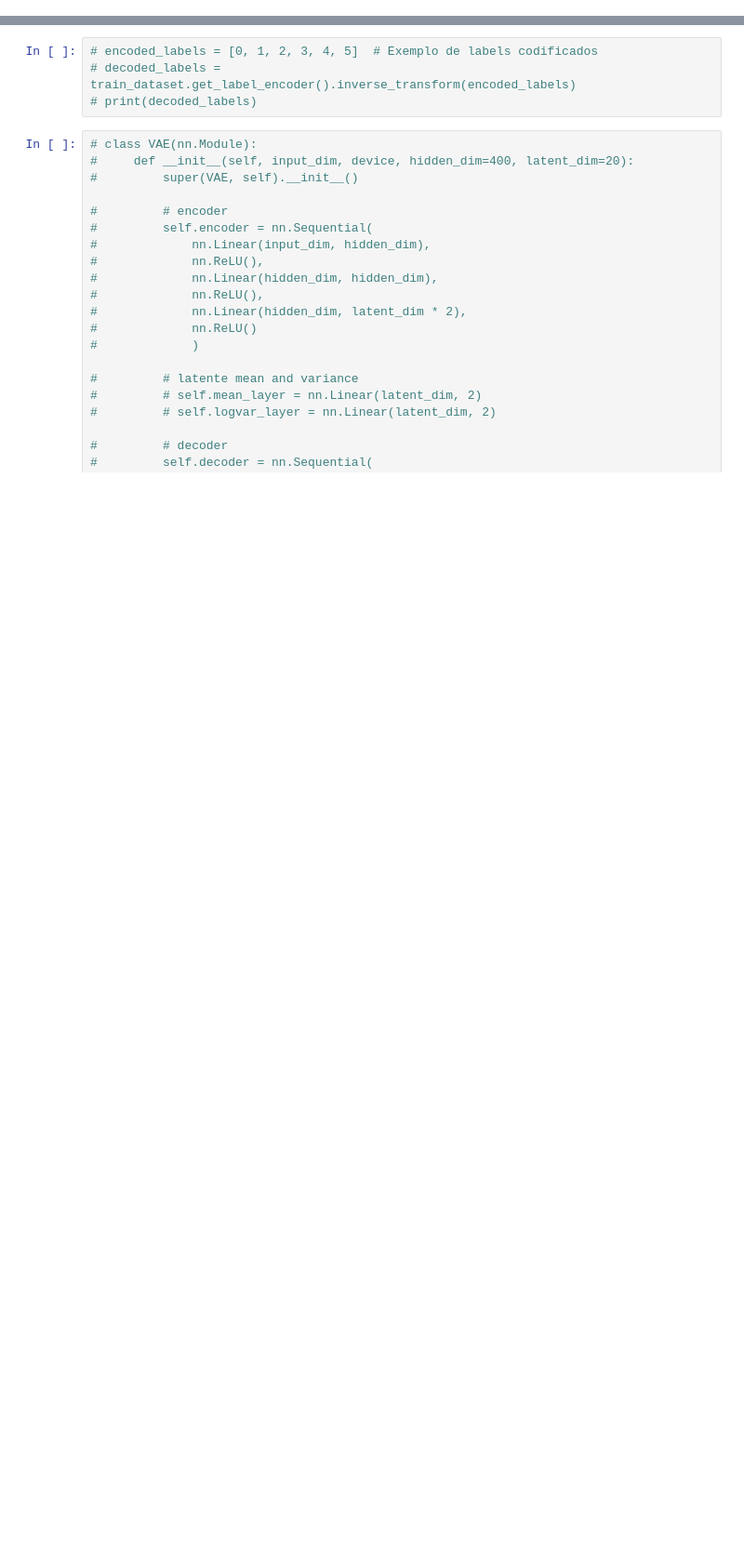
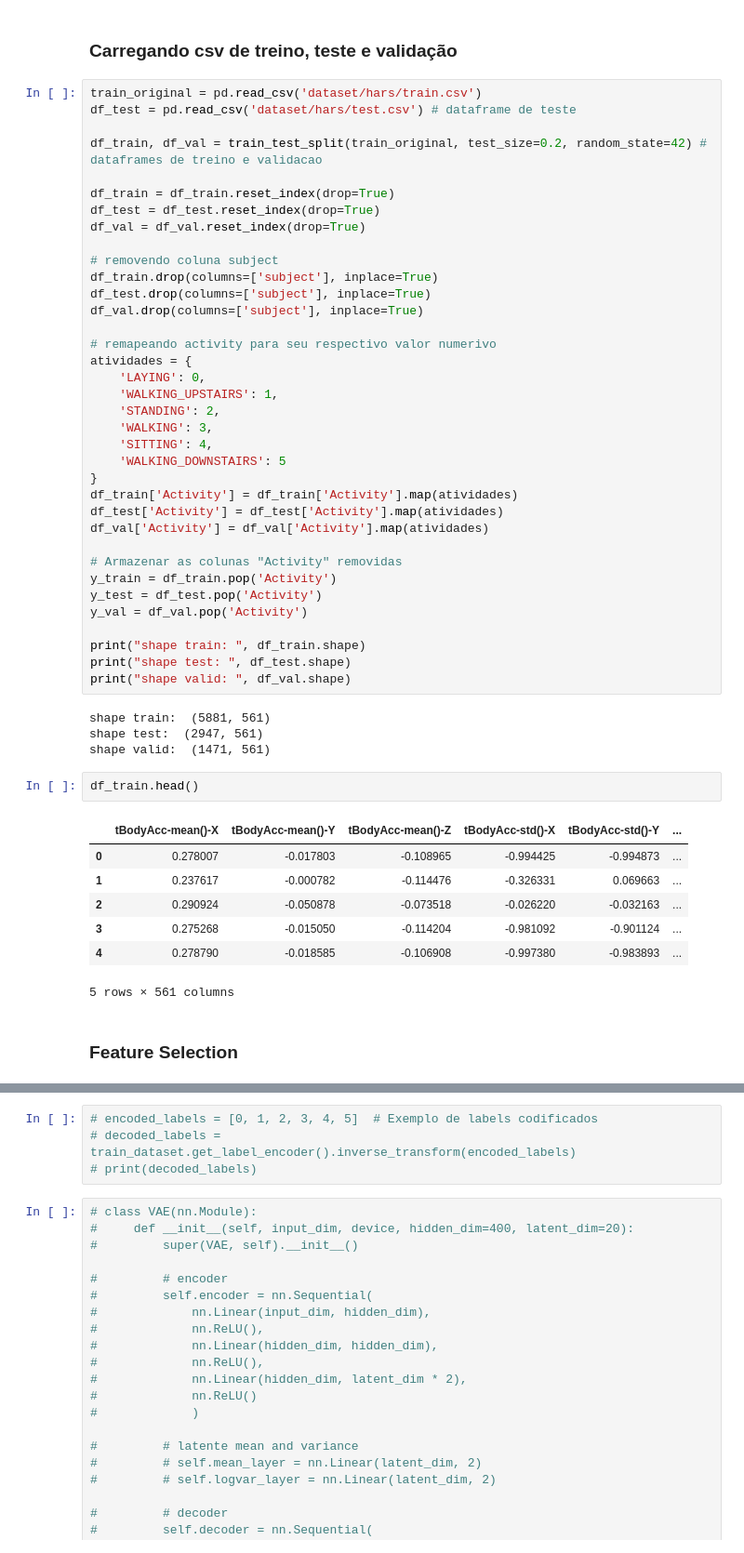
Before and after one commit to filipeas/ssl-experiments, a Jupyter notebook: vae/vae_training.ipynb, the cells around one changed output, grey strips where cells are left out. Shown: that part at 93% size. Drawn from its saved outputs; the diff is of its cells as text; blank space fills up the shorter version.

Commit message:
finish experiments with feature selection

```diff
--- a/vae/vae_training.ipynb
+++ b/vae/vae_training.ipynb
@@ -13,0 +22,54 @@ import torch.nn.init as init
+# %% [markdown]
+### Carregando csv de treino, teste e validação
+# %%
+train_original = pd.read_csv('dataset/hars/train.csv')
+df_test = pd.read_csv('dataset/hars/test.csv') # dataframe de teste
+
+df_train, df_val = train_test_split(train_original, test_size=0.2, random_state=42) # dataframes de treino e validacao
+
+df_train = df_train.reset_index(drop=True)
+df_test = df_test.reset_index(drop=True)
+df_val = df_val.reset_index(drop=True)
+
+# removendo coluna subject
+df_train.drop(columns=['subject'], inplace=True)
+df_test.drop(columns=['subject'], inplace=True)
+df_val.drop(columns=['subject'], inplace=True)
+
+# remapeando activity para seu respectivo valor numerivo
+atividades = {
+    'LAYING': 0,
+    'WALKING_UPSTAIRS': 1,
+    'STANDING': 2,
+    'WALKING': 3,
+    'SITTING': 4,
+    'WALKING_DOWNSTAIRS': 5
+}
+df_train['Activity'] = df_train['Activity'].map(atividades)
+df_test['Activity'] = df_test['Activity'].map(atividades)
+df_val['Activity'] = df_val['Activity'].map(atividades)
+
+# Armazenar as colunas "Activity" removidas
+y_train = df_train.pop('Activity')
+y_test = df_test.pop('Activity')
+y_val = df_val.pop('Activity')
+
+print("shape train: ", df_train.shape)
+print("shape test: ", df_test.shape)
+print("shape valid: ", df_val.shape)
+# %% [output]
+shape train:  (5881, 561)
+shape test:  (2947, 561)
+shape valid:  (1471, 561)
+# %%
+df_train.head()
+# %% [output]
+|  | tBodyAcc-mean()-X | tBodyAcc-mean()-Y | tBodyAcc-mean()-Z | tBodyAcc-std()-X | tBodyAcc-std()-Y | ... |
+| 0 | 0.278007 | -0.017803 | -0.108965 | -0.994425 | -0.994873 | ... |
+| 1 | 0.237617 | -0.000782 | -0.114476 | -0.326331 | 0.069663 | ... |
+| 2 | 0.290924 | -0.050878 | -0.073518 | -0.026220 | -0.032163 | ... |
+| 3 | 0.275268 | -0.015050 | -0.114204 | -0.981092 | -0.901124 | ... |
+| 4 | 0.278790 | -0.018585 | -0.106908 | -0.997380 | -0.983893 | ... |
+5 rows × 561 columns
+# %% [markdown]
+### Feature Selection
```
Also changed, not shown: parts of 31 cells of this notebook, 6 other files.
